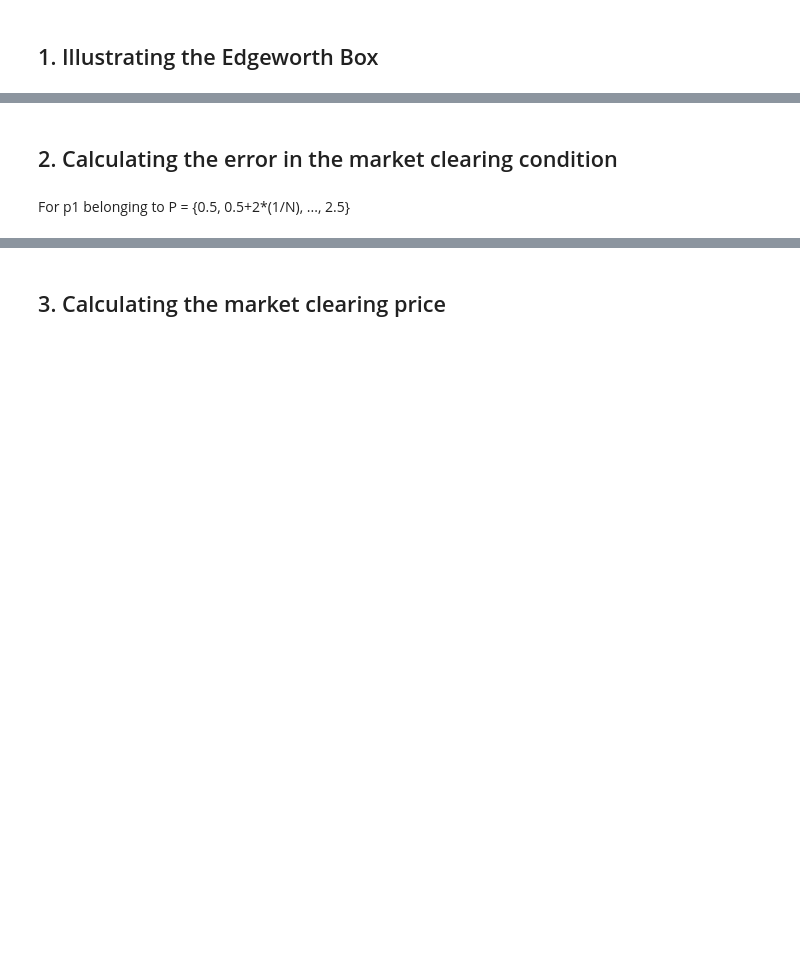
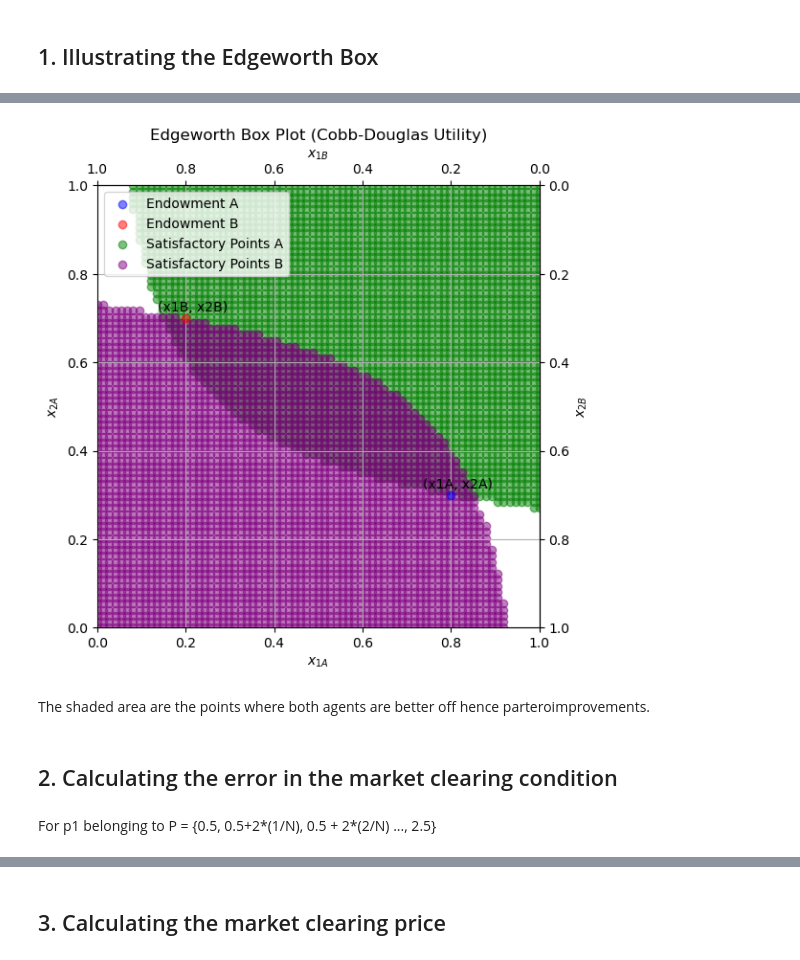
Before and after one commit to NumEconCopenhagen/projects-2024-oliver-niklas-philipp, a Jupyter notebook: inauguralproject/inauguralproject.ipynb, the cells around one changed output, grey strips where cells are left out. Drawn from its saved outputs; the diff is of its cells as text; code cells hidden in the pictures; blank space fills up the shorter version.

```diff
--- a/inauguralproject/inauguralproject.ipynb
+++ b/inauguralproject/inauguralproject.ipynb
@@ -110,4 +14,16 @@ plt.show()
+# %%
+from inauguralproject import InauguralProjectClass
+
+# Create an instance of the class
+project = InauguralProjectClass(alpha=1/3, beta=2/3, w1_A=0.8, w2_A=0.3, num_points=75)
+
+# Call the plot_points function
+project.plot_points()
+# %% [output]
+[figure, added]
+# %% [markdown]
+The shaded area are the points where both agents are better off hence parteroimprovements.
 # %% [markdown]
 ## 2. Calculating the error in the market clearing condition
 # %% [markdown]
-For p1 belonging to P = {0.5, 0.5+2*(1/N), ..., 2.5}
+For p1 belonging to P = {0.5, 0.5+2*(1/N), 0.5 + 2*(2/N) ..., 2.5}
```
Also changed, not shown: parts of 26 cells of this notebook, 8 other files.
